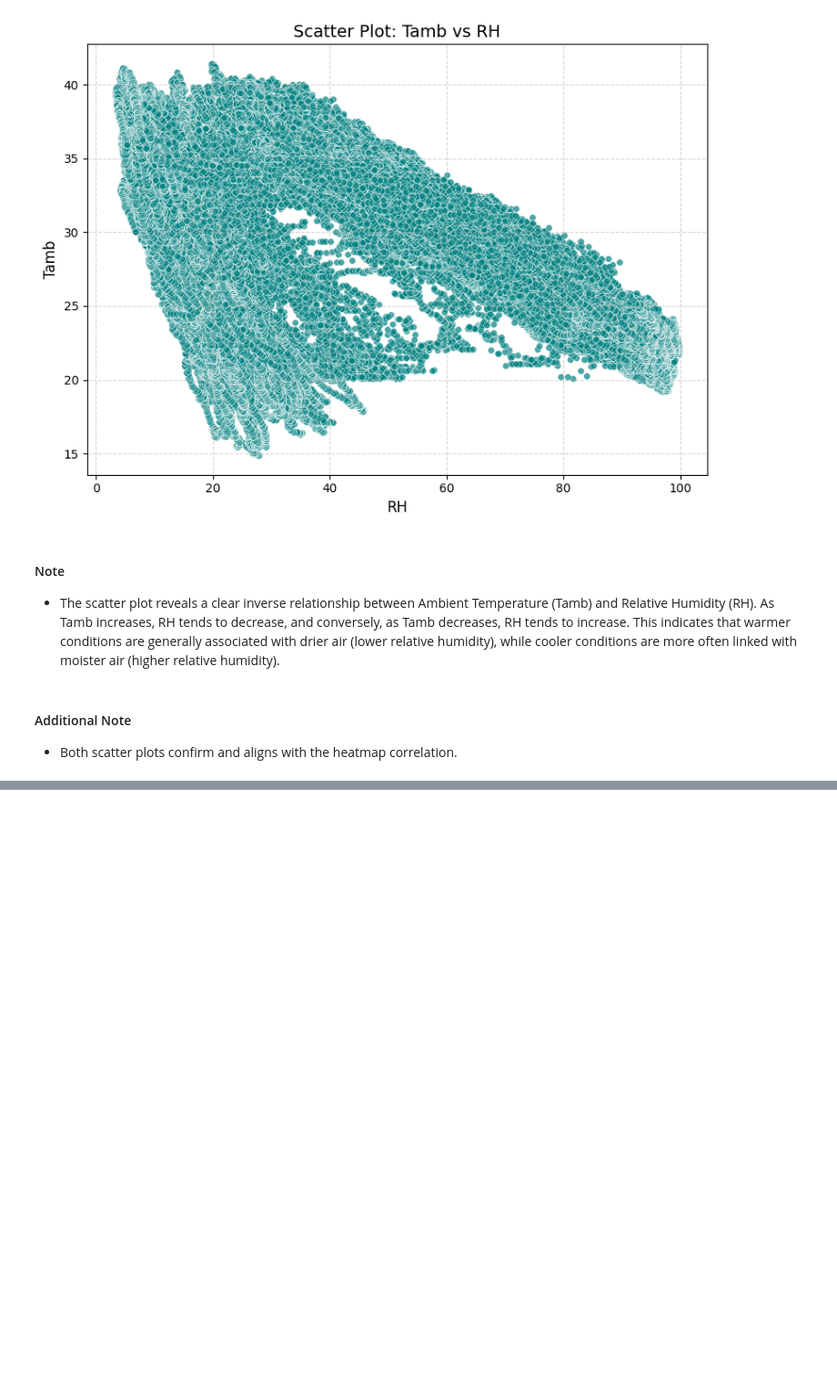
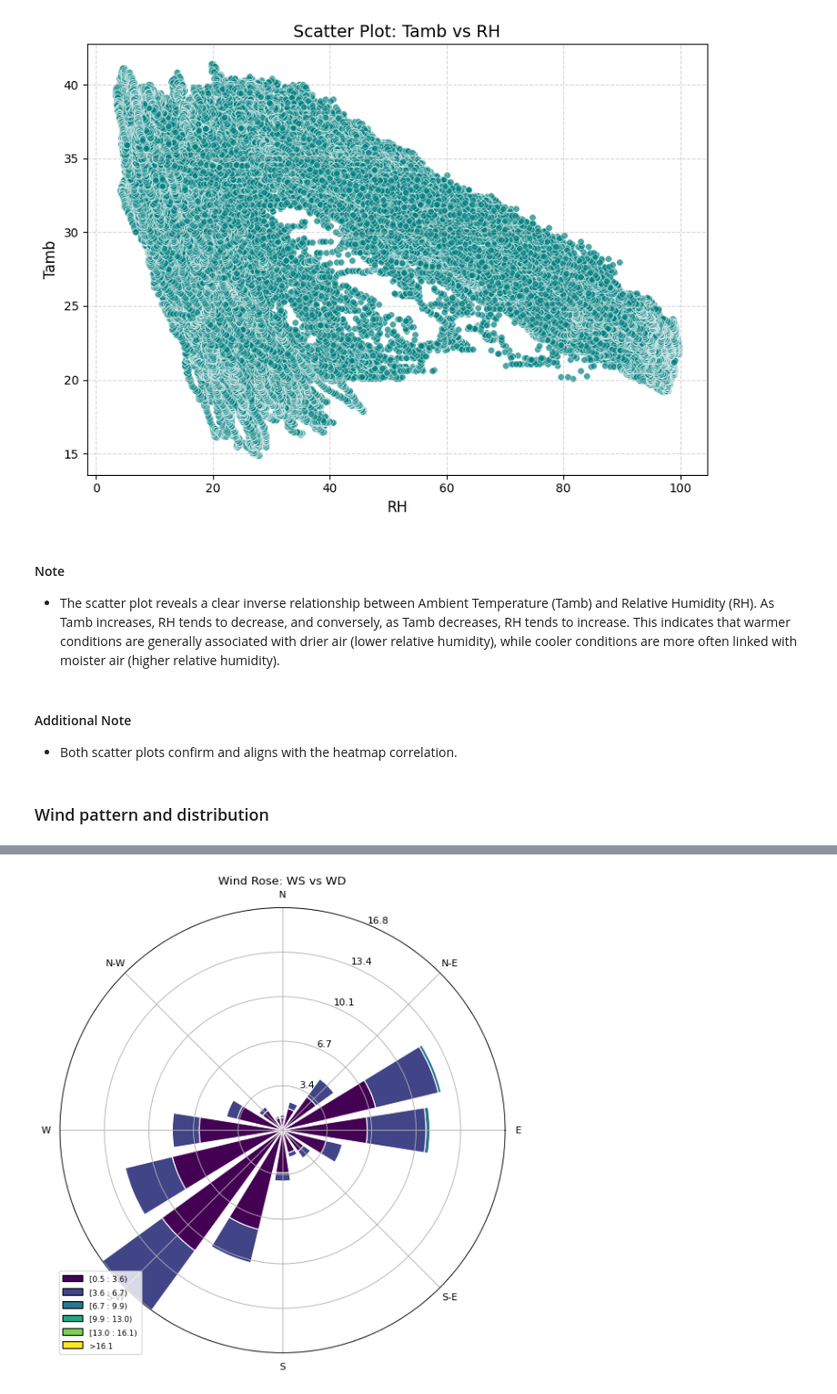
Before and after one commit to Ty-Miki/solar-challenge-week0, a Jupyter notebook: notebooks/eda_togo.ipynb, the cells around one changed output, grey strips where cells are left out. Shown at 91% size. Drawn from its saved outputs; the diff is of its cells as text; code cells hidden in the pictures; blank space fills up the shorter version.

Commit message:
Wind pattern and distribution analysed for togo data

```diff
--- a/notebooks/eda_togo.ipynb
+++ b/notebooks/eda_togo.ipynb
@@ -384,3 +384,9 @@ plot_gen.plot_scatter(clean_df, x_col='RH', y_col='Tamb')
 #### Additional Note
 
 - Both scatter plots confirm and aligns with the heatmap correlation.
+# %% [markdown]
+### Wind pattern and distribution
+# %%
+# Plot wind rose using WS and WD
+plot_gen.plot_wind_rose(clean_df, ws_col='WS', wd_col='WD')
+# %% [output]
@@ -386,0 +394 @@ plot_gen.plot_scatter(clean_df, x_col='RH', y_col='Tamb')
+[figure, added]
```
Also changed, not shown: parts of 4 cells of this notebook.
